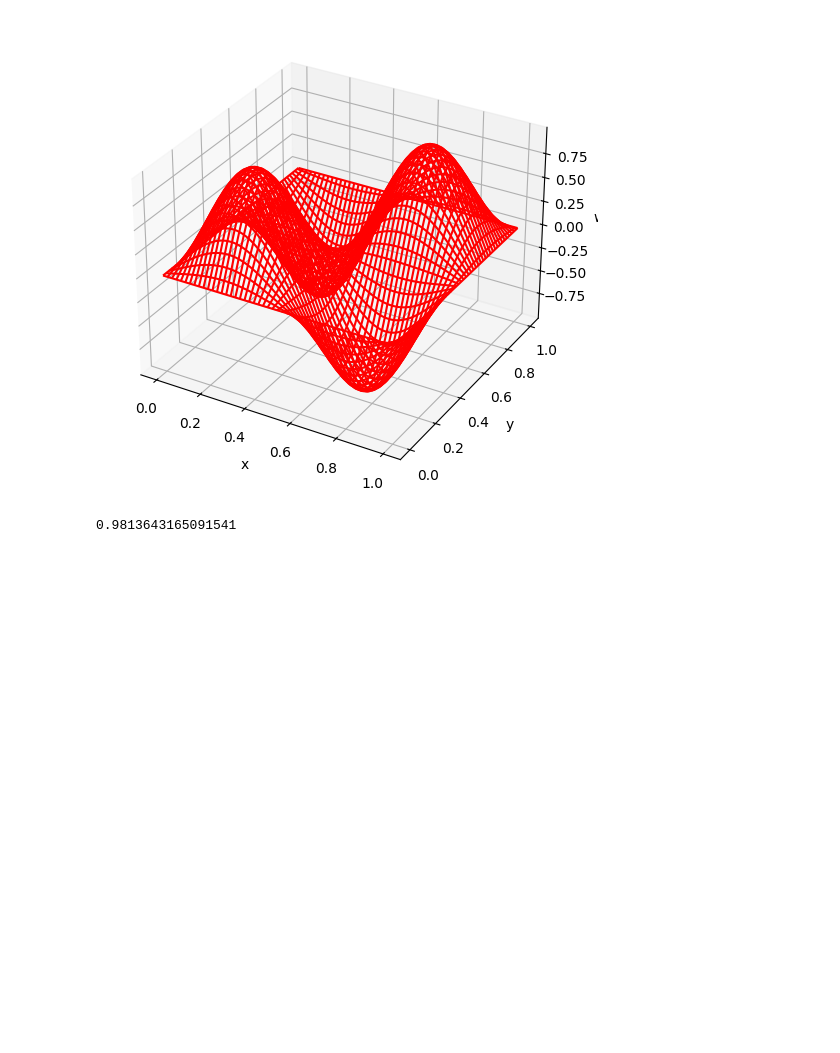
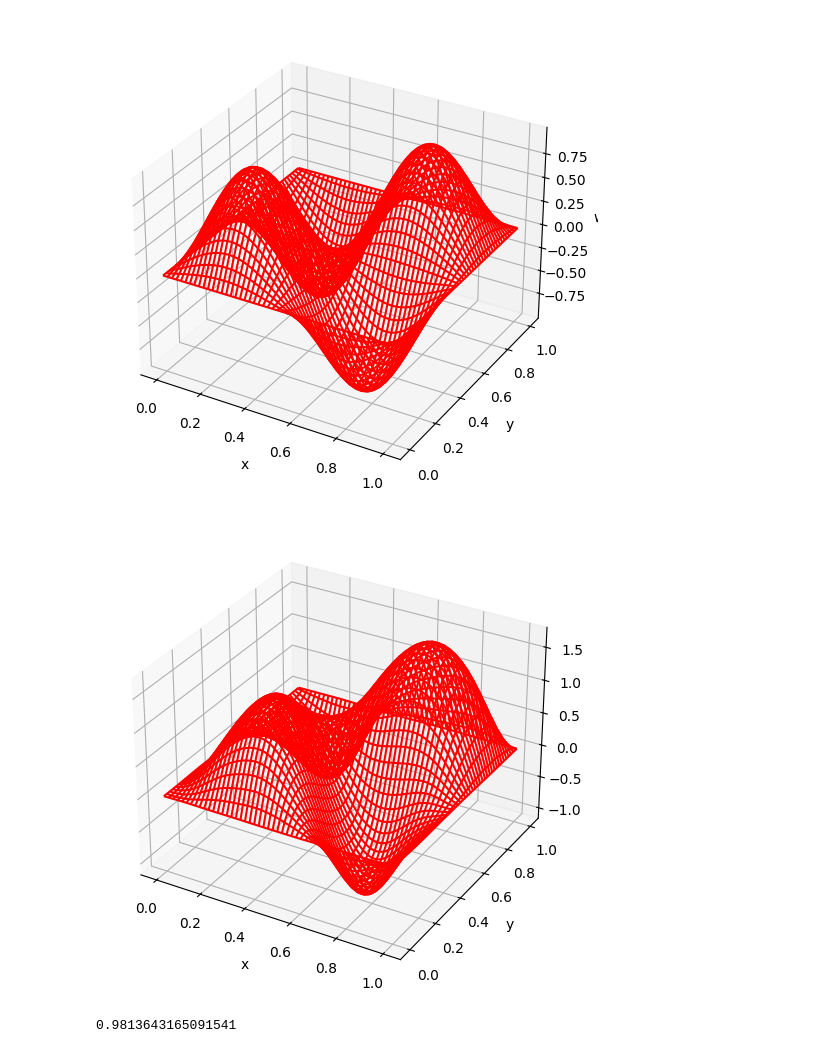
Before and after one commit to ypzpy/PDE-Super-resolution, a Jupyter notebook: check_data_generation.ipynb, the cells around one changed output. Cells and saved outputs as stored; diff of their text form; code cells hidden in the pictures; blank space fills up the shorter version.

```diff
--- a/check_data_generation.ipynb
+++ b/check_data_generation.ipynb
@@ -23,7 +23,7 @@ generate_u_high(500, GP_l, GP_sigma, N_low, N_high, "high_res_500.h5")
 ### Load high-res data
 # %%
 # Loading high-res label
-with h5py.File('high_res_500.h5', 'r') as hf:
+with h5py.File('data/high_res_500.h5', 'r') as hf:
     data = hf['high_res_GP'][:]
 # %%
 N_low = 20
@@ -58,6 +58,18 @@ ax.set_zlabel('w')
 plt.show()
 # %% [output]
 [figure]
+# %%
+fig = plt.figure(figsize=(8,6))
+ax = fig.add_subplot(111, projection='3d')
+# Plot a basic wireframe.
+X, Y = np.meshgrid(x_high, y_high)
+ax.plot_wireframe(X, Y, data[100],color='r')
+ax.set_xlabel('x')
+ax.set_ylabel('y')
+ax.set_zlabel('w')
+plt.show()
+# %% [output]
+[figure, added]
 # %%
 data.mean(axis=0).max()
 # %% [output]
```
Also changed, not shown: 1 other file.
